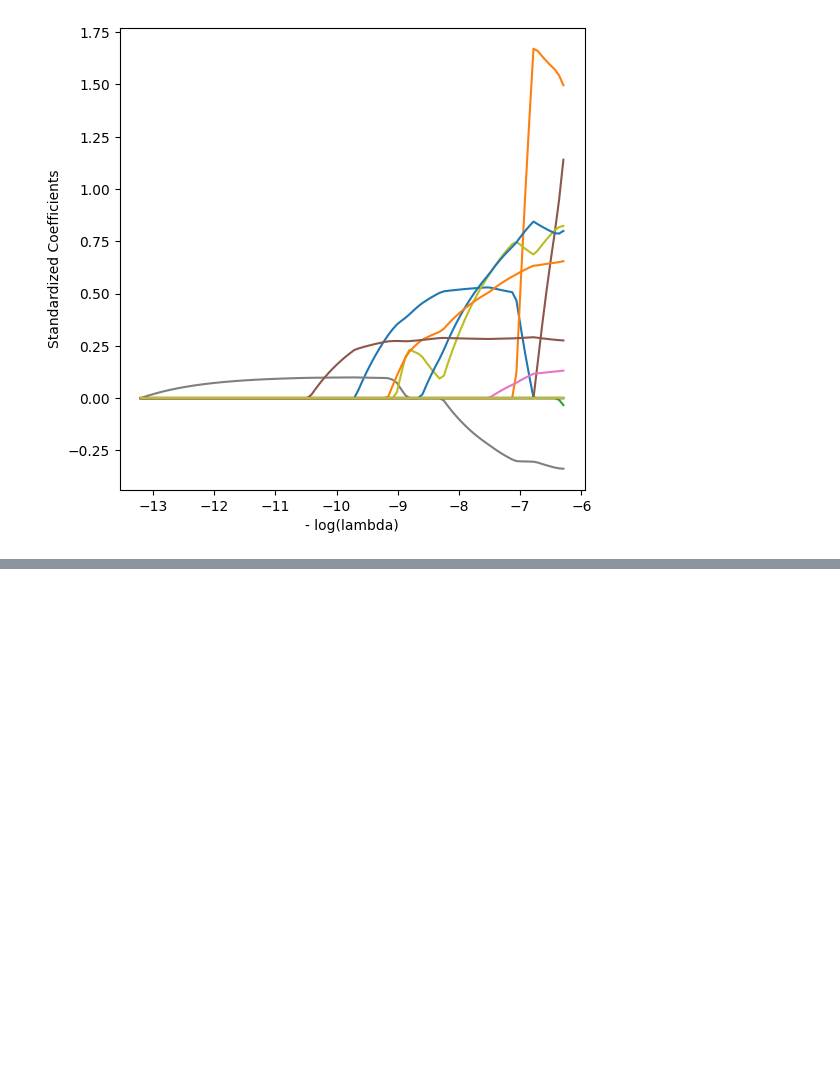
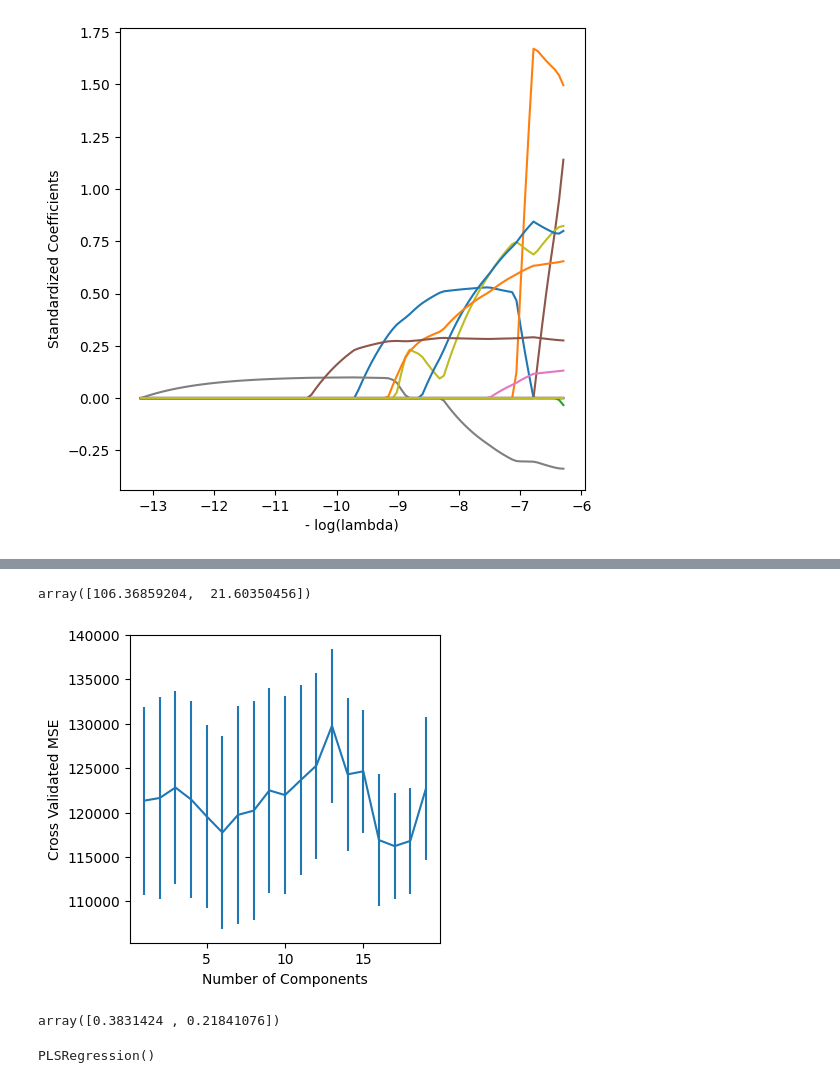
Before and after one commit to kkkamur07/ISL-Learning, a Jupyter notebook: Regularization/regularization-lab.ipynb, the cells around one changed output, grey strips where cells are left out. Saved outputs shown, nothing was run; the diff lists cells and outputs as text; code cells hidden in the pictures; blank space fills up the shorter version.

```diff
--- a/Regularization/regularization-lab.ipynb
+++ b/Regularization/regularization-lab.ipynb
@@ -240,5 +241,6 @@ lambdas[39], np.linalg.norm(beta_hat) # Getting the lambda and the beta_hat valu
 # %%
 # Using the pipeline
+lambdas = 10 ** np.linspace(8,-2,100) / y.std()
 ridge = skl.ElasticNet(alpha = lambdas[59], l1_ratio = 0.0)
 scaler = StandardScaler(with_mean = True, with_std = True)
 pipe = Pipeline([("scaler", scaler), ("ridge", ridge)])
@@ -405,0 +406,32 @@ array([-298963.15095677])
+# %%
+pca = PCA(n_components = 2)
+linreg = skl.LinearRegression()
+pipe = Pipeline([("scaler", scaler),("pca", pca), ("linreg", linreg)])
+pipe.fit(x,y)
+pipe.named_steps["linreg"].coef_
+# %% [output]
+array([106.36859204,  21.60350456])
+# %%
+# Using CV to get the number of components
+param_grid  = {"pca__n_components" : range(1,20)}
+grid = skm.GridSearchCV(pipe, param_grid, scoring = "neg_mean_squared_error", cv = kfold)
+grid.fit(x,y)
+
+# Plotting - best for 17.
+pca_fig, ax = subplots(figsize = (4,4))
+ax.errorbar(range(1,20), -grid.cv_results_["mean_test_score"], yerr = grid.cv_results_["std_test_score"] / np.sqrt(5))
+ax.set_xlabel("Number of Components")
+ax.set_ylabel("Cross Validated MSE")
+plt.show()
+# %% [output]
+[figure, added]
+# %%
+pipe.named_steps["pca"].explained_variance_ratio_
+# %% [output]
+array([0.3831424 , 0.21841076])
+# %%
+# Partial Least Squares
+pls = PLSRegression(n_components = 2, scale=True)
+pls.fit(x,y)
+# %% [output]
+PLSRegression()
```
Also changed, not shown: parts of 8 cells of this notebook, 1 other file.
